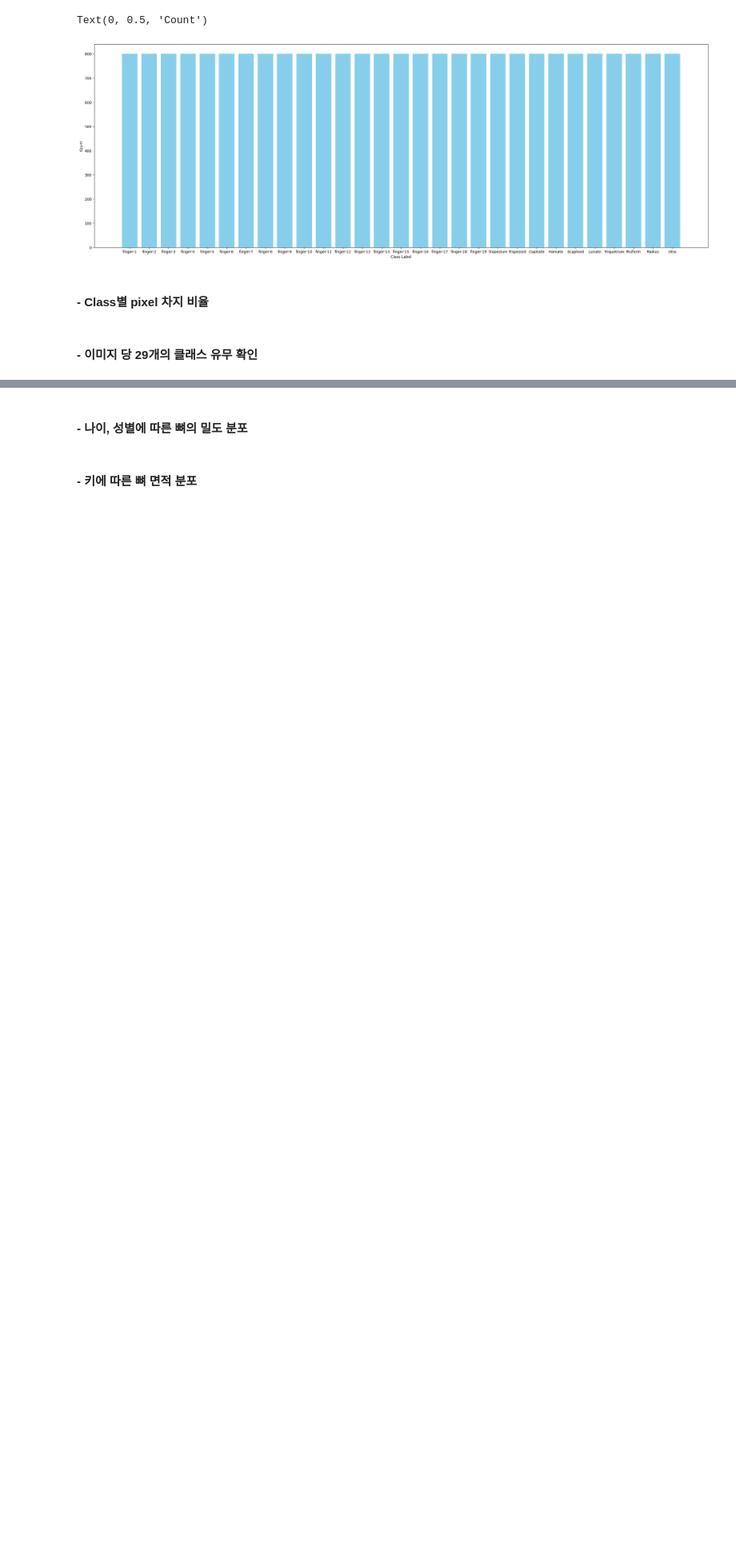
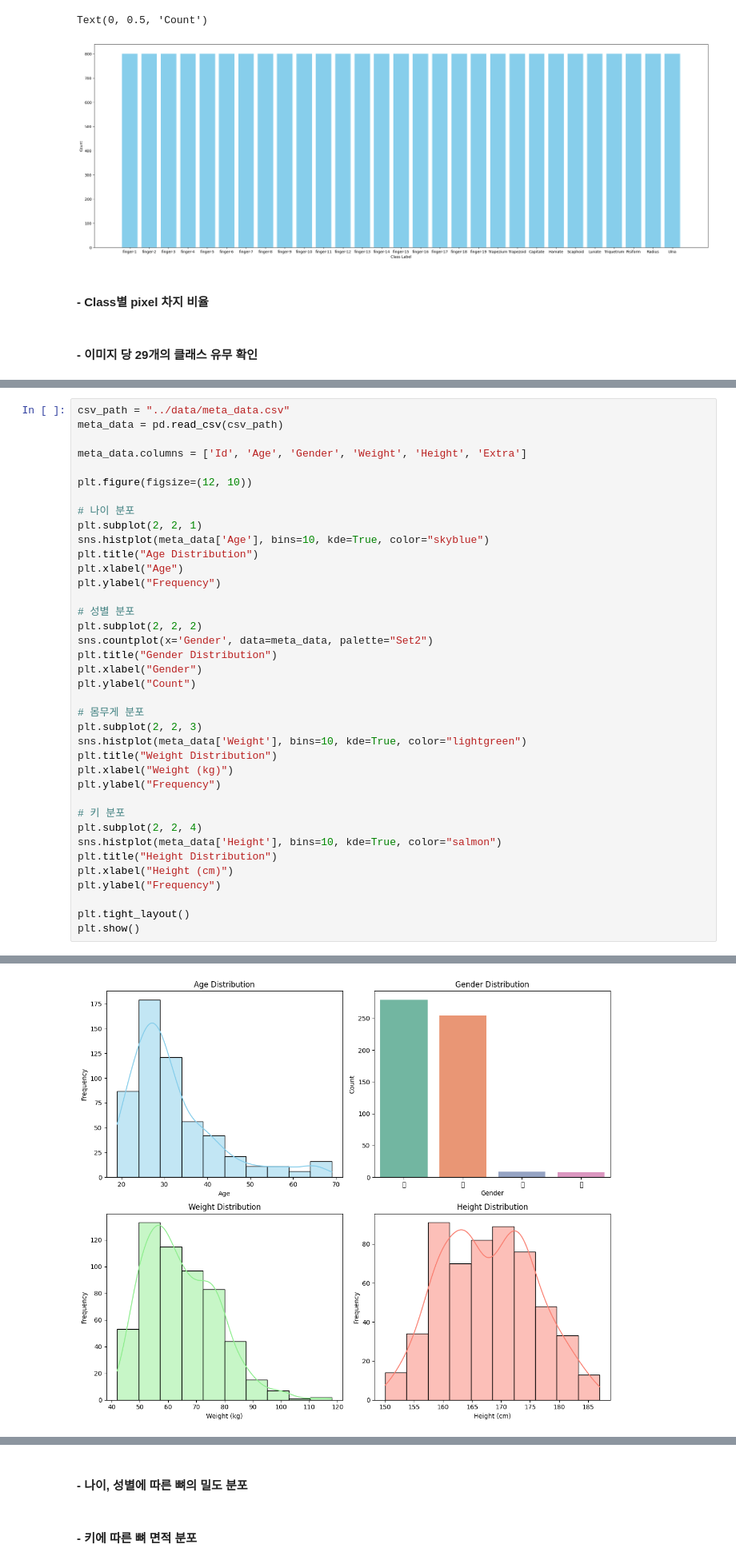
Before and after one commit to boostcampaitech7/level2-cv-semanticsegmentation-cv-07-lv3, a Jupyter notebook: eda/eda.ipynb, the cells around one changed output, grey strips where cells are left out. Shown: that part at 80% size. Drawn from its saved outputs; the diff is of its cells as text; blank space fills up the shorter version.

```diff
--- a/eda/eda.ipynb
+++ b/eda/eda.ipynb
@@ -37,0 +43,39 @@ Text(0, 0.5, 'Count')
+# %%
+csv_path = "../data/meta_data.csv"
+meta_data = pd.read_csv(csv_path)
+
+meta_data.columns = ['Id', 'Age', 'Gender', 'Weight', 'Height', 'Extra']
+
+plt.figure(figsize=(12, 10))
+
+# 나이 분포
+plt.subplot(2, 2, 1)
+sns.histplot(meta_data['Age'], bins=10, kde=True, color="skyblue")
+plt.title("Age Distribution")
+plt.xlabel("Age")
+plt.ylabel("Frequency")
+
+# 성별 분포
+plt.subplot(2, 2, 2)
+sns.countplot(x='Gender', data=meta_data, palette="Set2")
+plt.title("Gender Distribution")
+plt.xlabel("Gender")
+plt.ylabel("Count")
+
+# 몸무게 분포
+plt.subplot(2, 2, 3)
+sns.histplot(meta_data['Weight'], bins=10, kde=True, color="lightgreen")
+plt.title("Weight Distribution")
+plt.xlabel("Weight (kg)")
+plt.ylabel("Frequency")
+
+# 키 분포
+plt.subplot(2, 2, 4)
+sns.histplot(meta_data['Height'], bins=10, kde=True, color="salmon")
+plt.title("Height Distribution")
+plt.xlabel("Height (cm)")
+plt.ylabel("Frequency")
+
+plt.tight_layout()
+plt.show()
+# %% [output]
@@ -38 +85,2 @@ Text(0, 0.5, 'Count')
+[figure, added]
 # %% [markdown]
```
Also changed, not shown: parts of 4 cells of this notebook.
